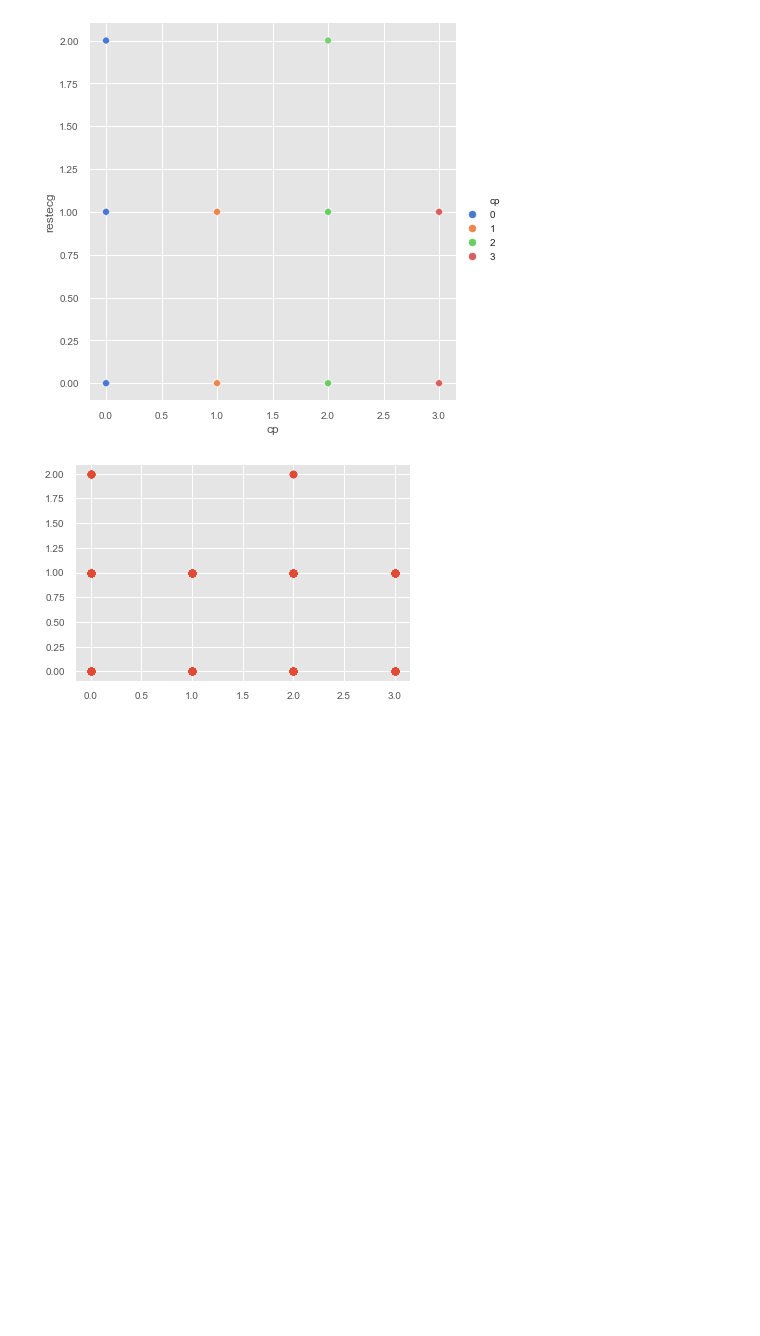
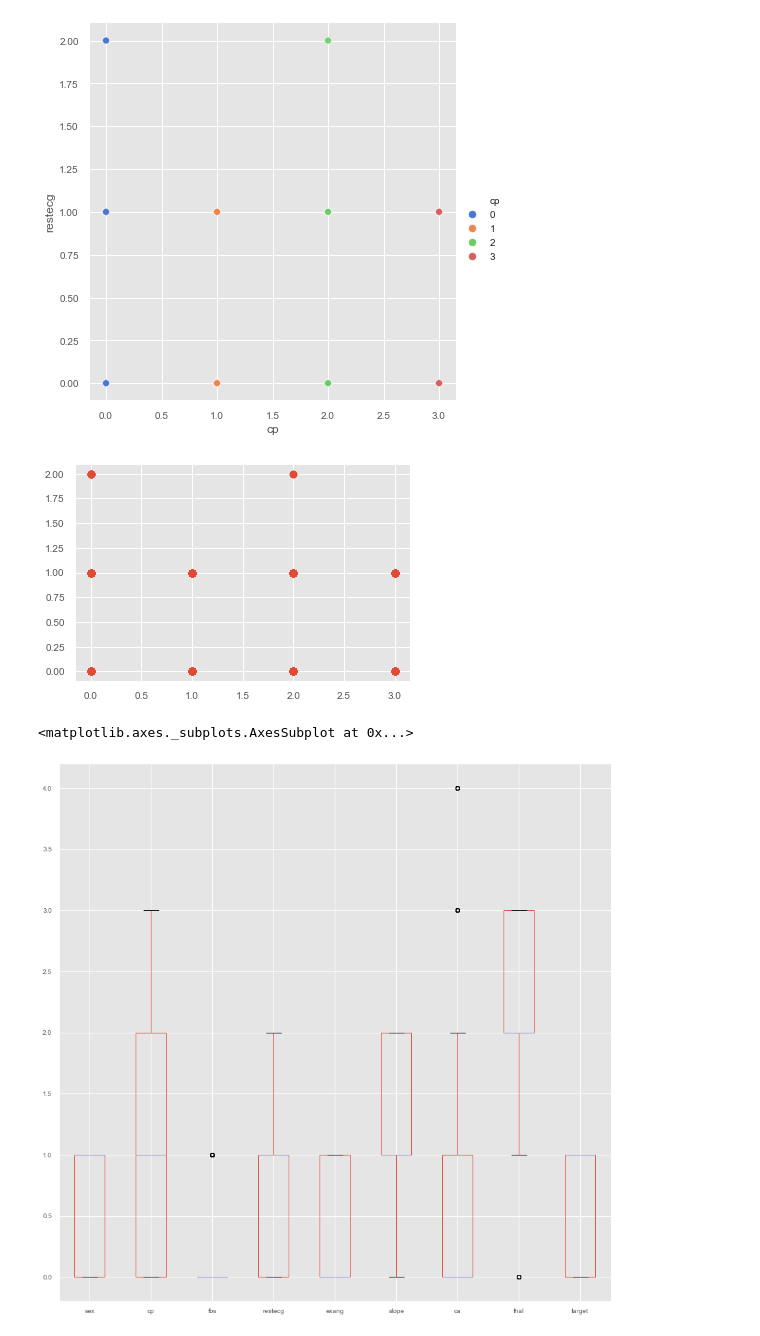
Before and after one commit to Junaidkh/Heart_Disease_Prediction, a Jupyter notebook: Heart Disease Prediction.ipynb, the cells around one changed output. Saved outputs shown, nothing was run; the diff lists cells and outputs as text; code cells hidden in the pictures; blank space fills up the shorter version.

```diff
--- a/Heart Disease Prediction.ipynb
+++ b/Heart Disease Prediction.ipynb
@@ -112,3 +112,8 @@ plt.scatter(categ['cp'], categ['restecg'])
 plt.show()
 # %% [output]
 [figure]
+# %%
+categ.boxplot(figsize=(15,15))
+# %% [output]
+<matplotlib.axes._subplots.AxesSubplot at 0x...>
+[figure, added]
```
Also changed, not shown: 1 other file.
